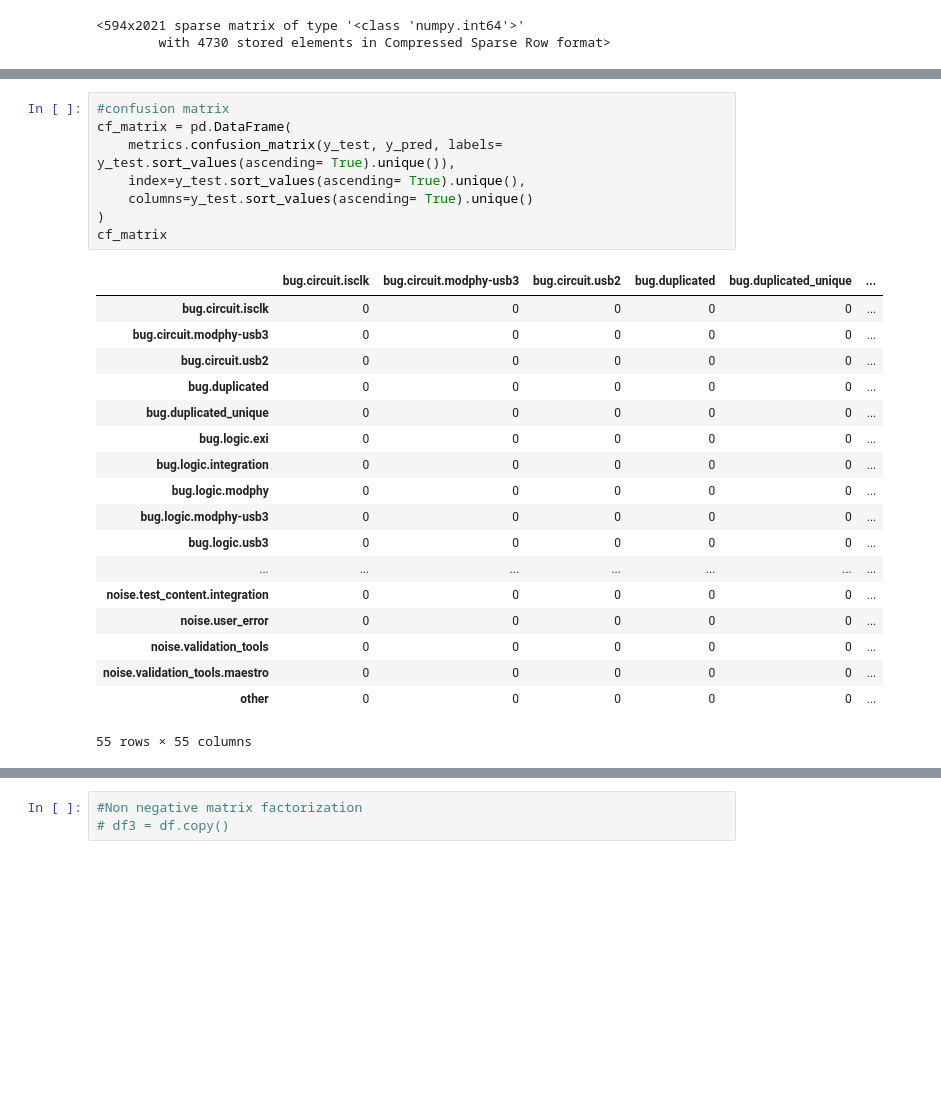
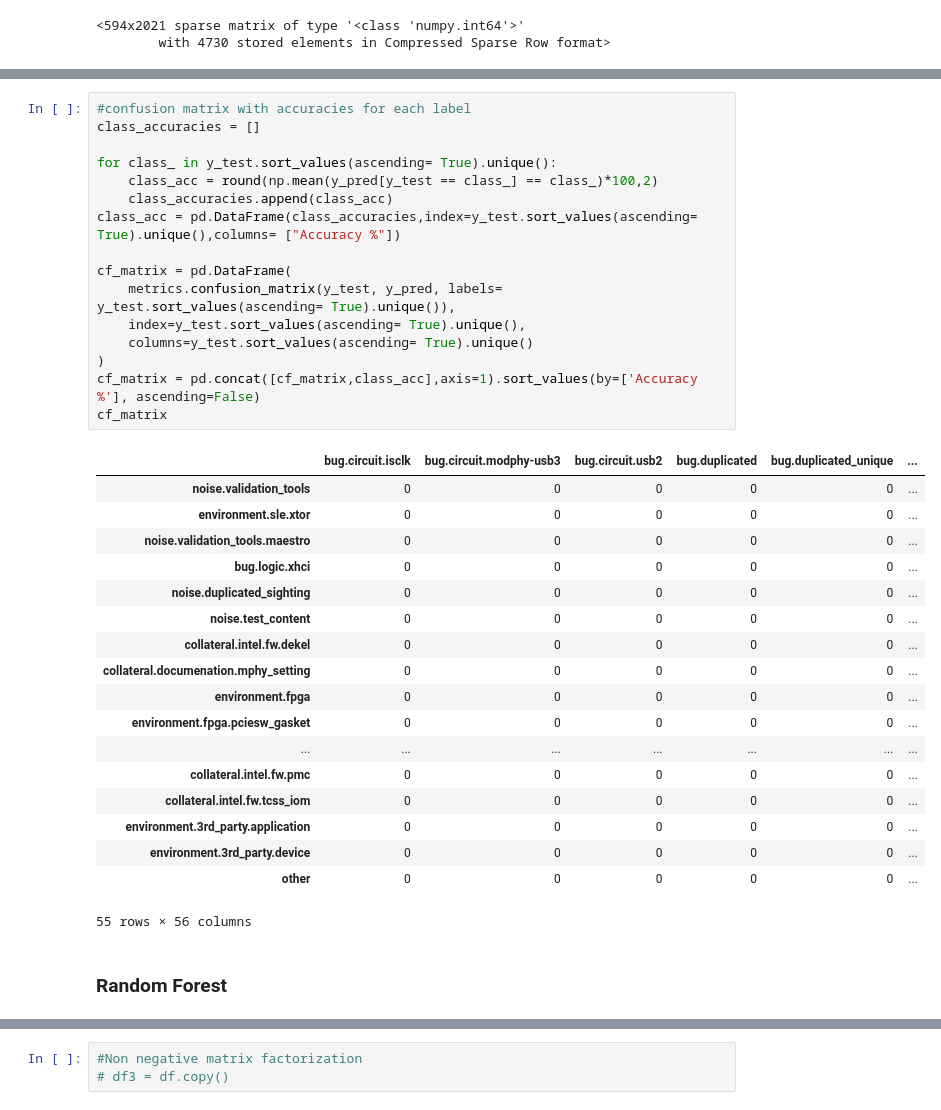
Before and after one commit to NicoleNL/ML-Track, a Jupyter notebook: Similarity_analytics_20210921.ipynb, the cells around one changed output, grey strips where cells are left out. Drawn from its saved outputs; the diff is of its cells as text; blank space fills up the shorter version.

```diff
--- a/Similarity_analytics_20210921.ipynb
+++ b/Similarity_analytics_20210921.ipynb
@@ -1158,27 +1223,37 @@ Overall accuracy achieved is 19.36%
-# %%
-#confusion matrix
-cf_matrix = pd.DataFrame(
-    metrics.confusion_matrix(y_test, y_pred, labels= y_test.sort_values(ascending= True).unique()),
-    index=y_test.sort_values(ascending= True).unique(),
-    columns=y_test.sort_values(ascending= True).unique()
-)
-cf_matrix
-# %% [output]
-|  | bug.circuit.isclk | bug.circuit.modphy-usb3 | bug.circuit.usb2 | bug.duplicated | bug.duplicated_unique | ... |
-| bug.circuit.isclk | 0 | 0 | 0 | 0 | 0 | ... |
-| bug.circuit.modphy-usb3 | 0 | 0 | 0 | 0 | 0 | ... |
-| bug.circuit.usb2 | 0 | 0 | 0 | 0 | 0 | ... |
-| bug.duplicated | 0 | 0 | 0 | 0 | 0 | ... |
-| bug.duplicated_unique | 0 | 0 | 0 | 0 | 0 | ... |
-| bug.logic.exi | 0 | 0 | 0 | 0 | 0 | ... |
-| bug.logic.integration | 0 | 0 | 0 | 0 | 0 | ... |
-| bug.logic.modphy | 0 | 0 | 0 | 0 | 0 | ... |
-| bug.logic.modphy-usb3 | 0 | 0 | 0 | 0 | 0 | ... |
-| bug.logic.usb3 | 0 | 0 | 0 | 0 | 0 | ... |
-| ... | ... | ... | ... | ... | ... | ... |
-| noise.test_content.integration | 0 | 0 | 0 | 0 | 0 | ... |
-| noise.user_error | 0 | 0 | 0 | 0 | 0 | ... |
-| noise.validation_tools | 0 | 0 | 0 | 0 | 0 | ... |
-| noise.validation_tools.maestro | 0 | 0 | 0 | 0 | 0 | ... |
-| other | 0 | 0 | 0 | 0 | 0 | ... |
-55 rows × 55 columns
+# %%
+#confusion matrix with accuracies for each label
+class_accuracies = []
+
+for class_ in y_test.sort_values(ascending= True).unique():
+    class_acc = round(np.mean(y_pred[y_test == class_] == class_)*100,2)
+    class_accuracies.append(class_acc)
+class_acc = pd.DataFrame(class_accuracies,index=y_test.sort_values(ascending= True).unique(),columns= ["Accuracy %"])
+
+cf_matrix = pd.DataFrame(
+    metrics.confusion_matrix(y_test, y_pred, labels= y_test.sort_values(ascending= True).unique()),
+    index=y_test.sort_values(ascending= True).unique(),
+    columns=y_test.sort_values(ascending= True).unique()
+)
+cf_matrix = pd.concat([cf_matrix,class_acc],axis=1).sort_values(by=['Accuracy %'], ascending=False)
+cf_matrix
+# %% [output]
+|  | bug.circuit.isclk | bug.circuit.modphy-usb3 | bug.circuit.usb2 | bug.duplicated | bug.duplicated_unique | ... |
+| noise.validation_tools | 0 | 0 | 0 | 0 | 0 | ... |
+| environment.sle.xtor | 0 | 0 | 0 | 0 | 0 | ... |
+| noise.validation_tools.maestro | 0 | 0 | 0 | 0 | 0 | ... |
+| bug.logic.xhci | 0 | 0 | 0 | 0 | 0 | ... |
+| noise.duplicated_sighting | 0 | 0 | 0 | 0 | 0 | ... |
+| noise.test_content | 0 | 0 | 0 | 0 | 0 | ... |
+| collateral.intel.fw.dekel | 0 | 0 | 0 | 0 | 0 | ... |
+| collateral.documenation.mphy_setting | 0 | 0 | 0 | 0 | 0 | ... |
+| environment.fpga | 0 | 0 | 0 | 0 | 0 | ... |
+| environment.fpga.pciesw_gasket | 0 | 0 | 0 | 0 | 0 | ... |
+| ... | ... | ... | ... | ... | ... | ... |
+| collateral.intel.fw.pmc | 0 | 0 | 0 | 0 | 0 | ... |
+| collateral.intel.fw.tcss_iom | 0 | 0 | 0 | 0 | 0 | ... |
+| environment.3rd_party.application | 0 | 0 | 0 | 0 | 0 | ... |
+| environment.3rd_party.device | 0 | 0 | 0 | 0 | 0 | ... |
+| other | 0 | 0 | 0 | 0 | 0 | ... |
+55 rows × 56 columns
+# %% [markdown]
+### Random Forest
```
Also changed, not shown: parts of 12 cells of this notebook.
